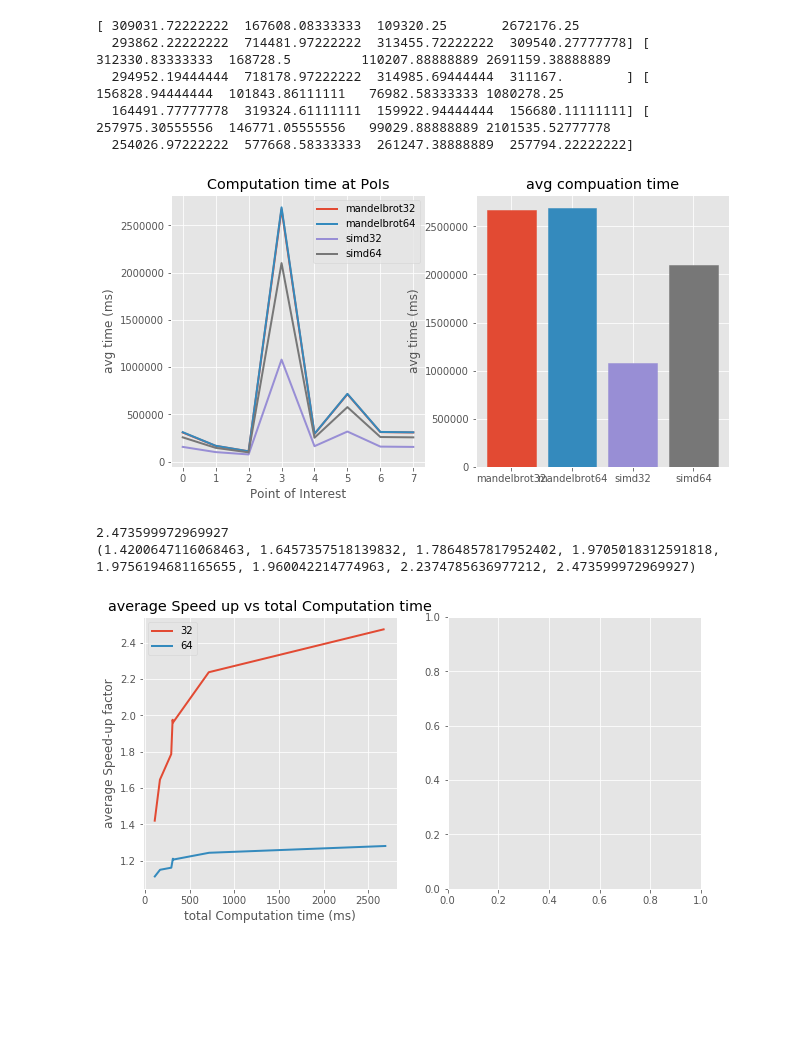
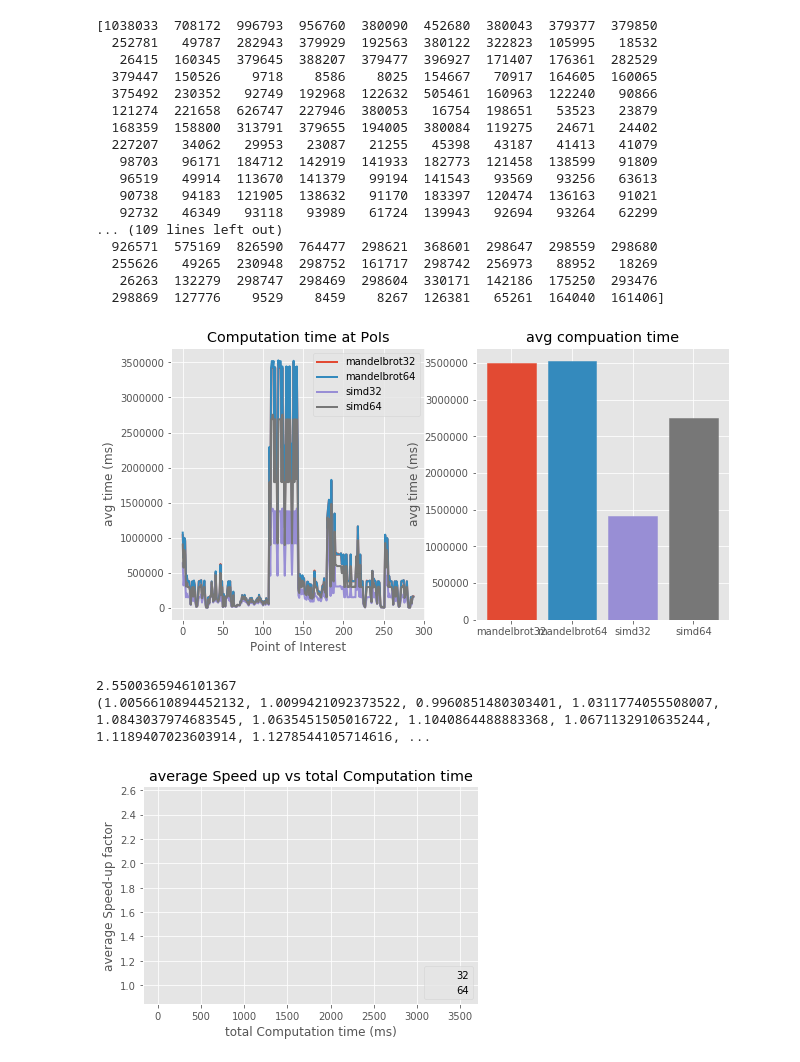
Before and after one commit to eragp/mandelbrot, a Jupyter notebook: eval/implementations_eval.ipynb, the cells around one changed output. Drawn from its saved outputs; the diff is of its cells as text; code cells hidden in the pictures; blank space fills up the shorter version.

Commit message:
Change style of vs plot

```diff
--- a/eval/implementations_eval.ipynb
+++ b/eval/implementations_eval.ipynb
@@ -19,8 +19,8 @@ simd64 = []
 
 for d in data["datapoints"]:
     avg_time = np.asarray(list(map(lambda x: x["computationTime"],
-                   d["data"]["workers"])))
-    avg_time=[np.average(avg_time)]
+                   sorted(d["data"]["workers"], key=lambda x: x["rank"]))))
+    #avg_time=[np.average(avg_time)]
     if d["implementation"] == "mandelbrot32":
         mandelbrot32.extend(avg_time)
     elif d["implementation"] == "mandelbrot64":
@@ -37,11 +37,23 @@ simd32 = np.asarray(simd32)
 simd64 = np.asarray(simd64)
 print(mandelbrot32, mandelbrot64, simd32, simd64)
 # %% [output]
-[ 309031.72222222  167608.08333333  109320.25       2672176.25
-  293862.22222222  714481.97222222  313455.72222222  309540.27777778] [ 312330.83333333  168728.5         110207.88888889 2691159.38888889
-  294952.19444444  718178.97222222  314985.69444444  311167.        ] [ 156828.94444444  101843.86111111   76982.58333333 1080278.25
-  164491.77777778  319324.61111111  159922.94444444  156680.11111111] [ 257975.30555556  146771.05555556   99029.88888889 2101535.52777778
-  254026.97222222  577668.58333333  261247.38888889  257794.22222222]
+[1038033  708172  996793  956760  380090  452680  380043  379377  379850
+  252781   49787  282943  379929  192563  380122  322823  105995   18532
+   26415  160345  379645  388207  379477  396927  171407  176361  282529
+  379447  150526    9718    8586    8025  154667   70917  164605  160065
+  375492  230352   92749  192968  122632  505461  160963  122240   90866
+  121274  221658  626747  227946  380053   16754  198651   53523   23879
+  168359  158800  313791  379655  194005  380084  119275   24671   24402
+  227207   34062   29953   23087   21255   45398   43187   41413   41079
+   98703   96171  184712  142919  141933  182773  121458  138599   91809
+   96519   49914  113670  141379   99194  141543   93569   93256   63613
+   90738   94183  121905  138632   91170  183397  120474  136163   91021
+   92732   46349   93118   93989   61724  139943   92694   93264   62299
+... (109 lines left out)
+  926571  575169  826590  764477  298621  368601  298647  298559  298680
+  255626   49265  230948  298752  161717  298742  256973   88952   18269
+   26263  132279  298747  298469  298604  330171  142186  175250  293476
+  298869  127776    9529    8459    8267  126381   65261  164040  161406]
 # %%
 # Data for plotting
 x = np.arange(len(simd64))
@@ -78,30 +90,30 @@ bar.grid(True)
 # fig.savefig("impl_test.svg", format="svg")
 plt.show()
 # %% [output]
-[figure, old version]
+[figure, new version]
 # %%
 # Plot speed up versus computation time
 speedup32 = mandelbrot32/simd32
 speedup64 = mandelbrot64/simd64
 print(max(speedup32))
 m32, s32 = zip(*sorted(zip(mandelbrot32, speedup32), key=lambda x: x[0]))
 print(s32)
 m64, s64 = zip(*sorted(zip(mandelbrot64, speedup64), key=lambda x: x[0]))
 
 plt.style.use('ggplot')
-fig, (line, bar) = plt.subplots(1, 2, figsize=(10,5))
-p0 = line.plot(np.asarray(m32)/1000, np.asarray(s32), label='32', lw=2)
-p1 = line.plot(np.asarray(m64)/1000, np.asarray(s64), label='64', lw=2)
-line.legend()
+fig = plt.subplot()
+p0 = fig.plot(np.asarray(m32)/1000, np.asarray(s32), label='32', lw=0)
+p1 = fig.plot(np.asarray(m64)/1000, np.asarray(s64), label='64', lw=0)
+fig.legend()
 
-line.set(xlabel='total Computation time (ms)', ylabel='average Speed-up factor',
+fig.set(xlabel='total Computation time (ms)', ylabel='average Speed-up factor',
        title='average Speed up vs total Computation time')
-line.grid(True)
+fig.grid(True)
 
-fig.savefig("speedupvscomptime.svg", format="svg")
-fig.savefig("speedupvscomptime.png", format="png")
+plt.savefig("speedupvscomptime.svg", format="svg")
+plt.savefig("speedupvscomptime.png", format="png")
 plt.show()
 # %% [output]
-2.473599972969927
-(1.4200647116068463, 1.6457357518139832, 1.7864857817952402, 1.9705018312591818, 1.9756194681165655, 1.960042214774963, 2.2374785636977212, 2.473599972969927)
+2.5500365946101367
+(1.0056610894452132, 1.0099421092373522, 0.9960851480303401, 1.0311774055508007, 1.0843037974683545, 1.0635451505016722, 1.1040864488883368, 1.0671132910635244, 1.1189407023603914, 1.1278544105714616, ...
-[figure, old version]
+[figure, new version]
```
Also changed, not shown: parts of 1 cell of this notebook, 2 other files.
